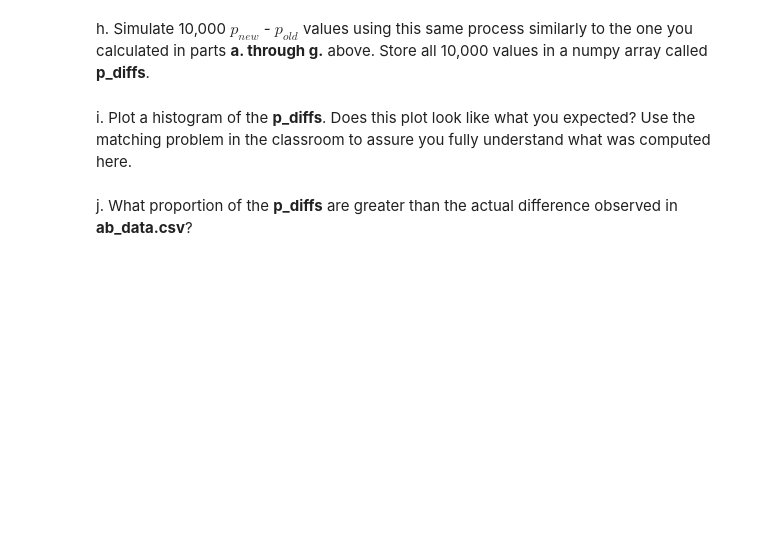
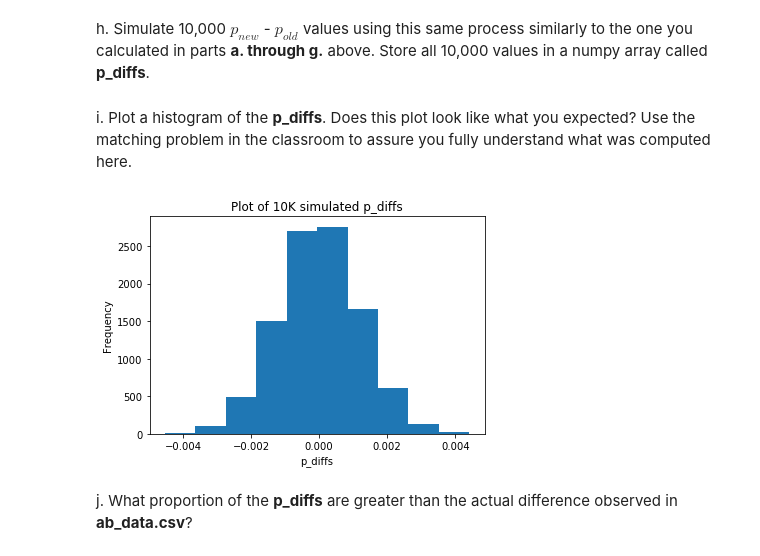
Before and after one commit to nevinbaiju/DAND-inferential-statistics-assignment, a Jupyter notebook: Analyze_ab_test_results_notebook.ipynb, the cells around one changed output. Saved outputs shown, nothing was run; the diff lists cells and outputs as text; code cells hidden in the pictures; blank space fills up the shorter version.

```diff
--- a/Analyze_ab_test_results_notebook.ipynb
+++ b/Analyze_ab_test_results_notebook.ipynb
@@ -211,6 +235,12 @@ d. What is $n_{old}$?
 # %% [markdown]
 e. Simulate $n_{new}$ transactions with a convert rate of $p_{new}$ under the null.  Store these $n_{new}$ 1's and 0's in **new_page_converted**.
+# %%
+new_page_converted = np.random.choice([1, 0], n_new, (p_new, 1-p_new))
 # %% [markdown]
 f. Simulate $n_{old}$ transactions with a convert rate of $p_{old}$ under the null.  Store these $n_{old}$ 1's and 0's in **old_page_converted**.
+# %%
+old_page_converted = np.random.choice([1, 0], n_new, (p_old, 1-p_old))
 # %% [markdown]
 g. Find $p_{new}$ - $p_{old}$ for your simulated values from part (e) and (f).
+# %%
+new_page_converted = new_page_converted[:145310]
@@ -217,7 +252,21 @@ g. Find $p_{new}$ - $p_{old}$ for your simulated values from part (e) and (f).
 # %% [markdown]
 h. Simulate 10,000 $p_{new}$ - $p_{old}$ values using this same process similarly to the one you calculated in parts **a. through g.** above.  Store all 10,000 values in a numpy array called **p_diffs**.
+# %%
+p_diffs = []
+for _ in range(0, 10000):
+    new_page_converted = np.random.choice([1, 0], size=n_new, p=[p_new, (1-p_new)]).mean()
+    old_page_converted = np.random.choice([1, 0], size=n_old, p=[p_old, (1-p_old)]).mean()
+    diff = new_page_converted - old_page_converted
+    p_diffs.append(diff)
 # %% [markdown]
 i. Plot a histogram of the **p_diffs**.  Does this plot look like what you expected?  Use the matching problem in the classroom to assure you fully understand what was computed here.
+# %%
+plt.hist(p_diffs)
+plt.xlabel('p_diffs')
+plt.ylabel('Frequency')
+plt.title('Plot of 10K simulated p_diffs');
+# %% [output]
+[figure, added]
 # %% [markdown]
 j. What proportion of the **p_diffs** are greater than the actual difference observed in **ab_data.csv**?
 # %% [markdown]
```
Also changed, not shown: parts of 10 cells of this notebook.
